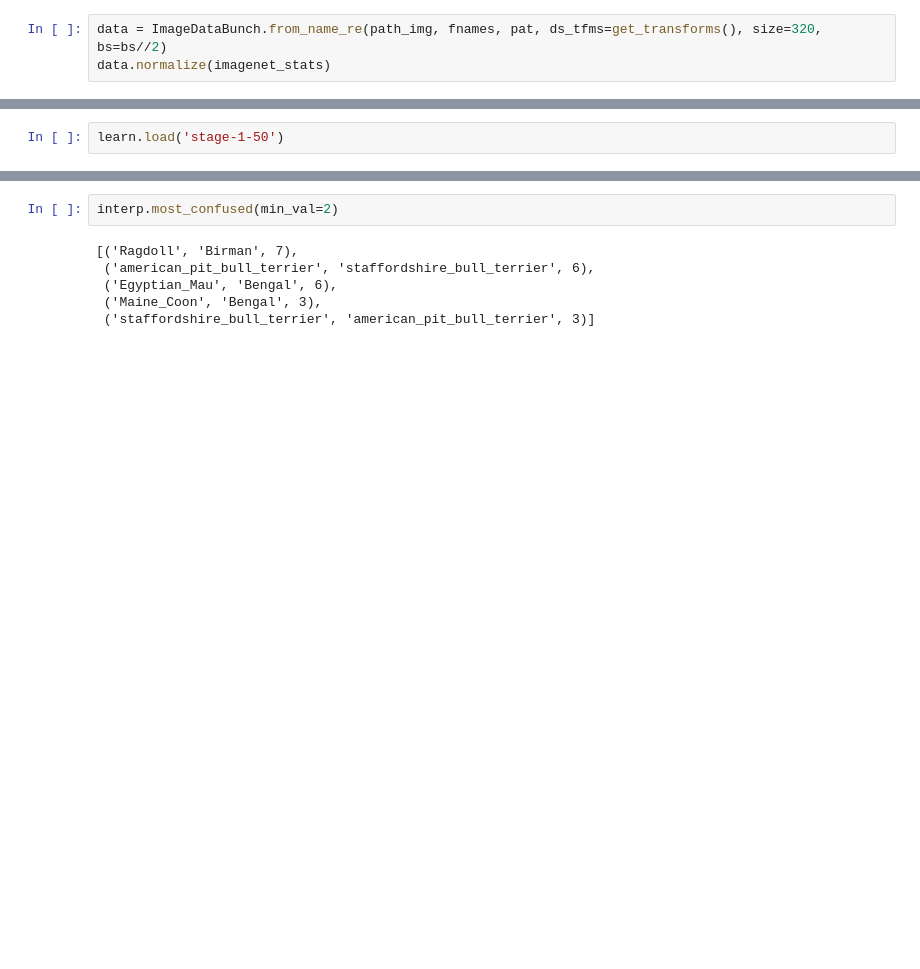
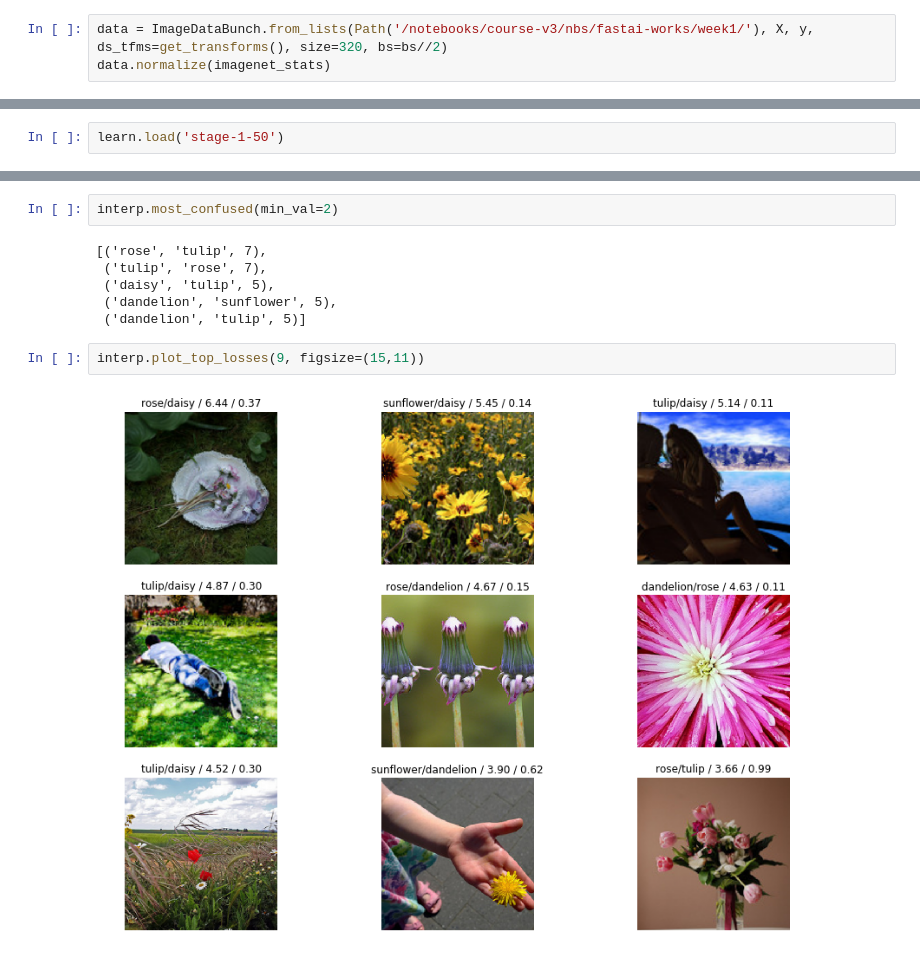
Before and after one commit to Akramz/fastai-works, a Jupyter notebook: week1/lesson1-flowers.ipynb, the cells around one changed output, grey strips where cells are left out. Cells and saved outputs as stored; diff of their text form; blank space fills up the shorter version.

```diff
--- a/week1/lesson1-flowers.ipynb
+++ b/week1/lesson1-flowers.ipynb
@@ -157,7 +160,7 @@ Now we will train in the same way as before but with one caveat: instead of usin
 
 Basically, resnet50 usually performs better because it is a deeper network with more parameters. Let's see if we can achieve a higher performance here. To help it along, let's us larger images too, since that way the network can see more detail. We reduce the batch size a bit since otherwise this larger network might eat up our GPU memory.
 # %%
-data = ImageDataBunch.from_name_re(path_img, fnames, pat, ds_tfms=get_transforms(), size=320, bs=bs//2)
+data = ImageDataBunch.from_lists(Path('/notebooks/course-v3/nbs/fastai-works/week1/'), X, y, ds_tfms=get_transforms(), size=320, bs=bs//2)
 data.normalize(imagenet_stats)
 # %%
 learn = ConvLearner(data, models.resnet50, metrics=error_rate)
@@ -196,8 +206,12 @@ interp = ClassificationInterpretation.from_learner(learn)
 # %%
 interp.most_confused(min_val=2)
 # %% [output]
-[('Ragdoll', 'Birman', 7),
- ('american_pit_bull_terrier', 'staffordshire_bull_terrier', 6),
- ('Egyptian_Mau', 'Bengal', 6),
- ('Maine_Coon', 'Bengal', 3),
- ('staffordshire_bull_terrier', 'american_pit_bull_terrier', 3)]
+[('rose', 'tulip', 7),
+ ('tulip', 'rose', 7),
+ ('daisy', 'tulip', 5),
+ ('dandelion', 'sunflower', 5),
+ ('dandelion', 'tulip', 5)]
+# %%
+interp.plot_top_losses(9, figsize=(15,11))
+# %% [output]
+[figure, added]
```
Also changed, not shown: parts of 17 cells of this notebook.
